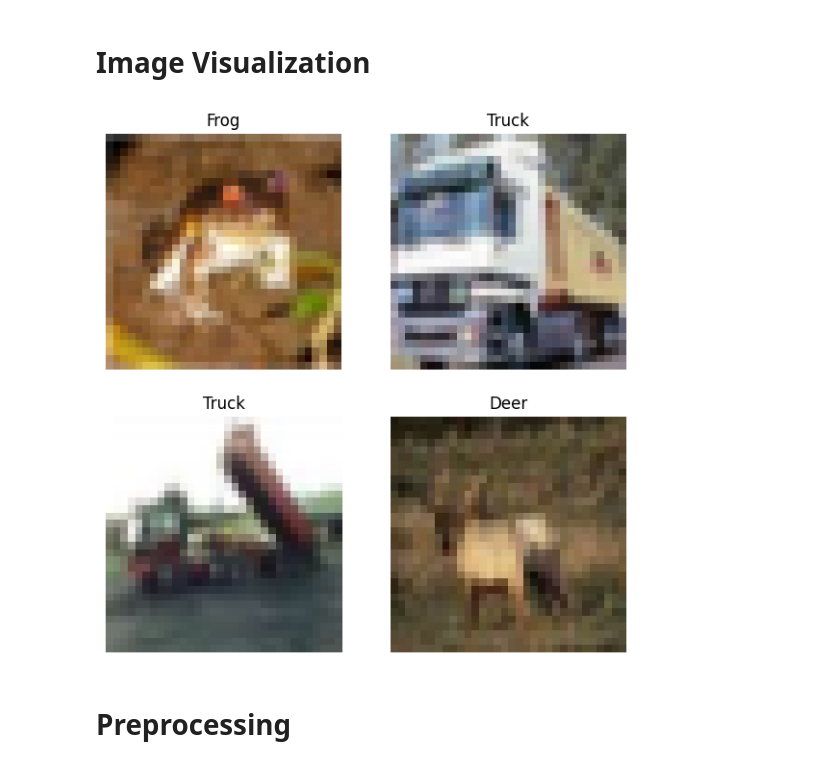
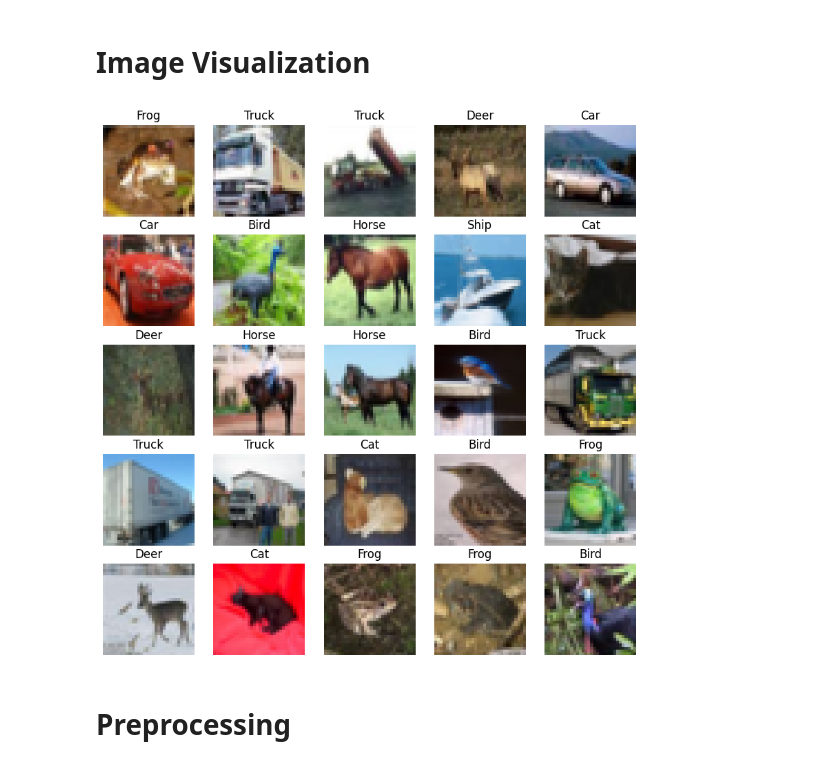
Before and after one commit to kuomat/image_playground, a Jupyter notebook: classification.ipynb, the cells around one changed output. Cells and saved outputs as stored; diff of their text form; code cells hidden in the pictures.

Commit message:
Pre-trained models and fine tuning

```diff
--- a/classification.ipynb
+++ b/classification.ipynb
@@ -16,4 +20,5 @@ BATCH_SIZE = 32
 
 
 np.random.seed(42)
-(train_images, train_labels), (val_images, val_labels) = tf.keras.datasets.cifar10.load_data()
+tf.random.set_seed(42)
+(train_images, train_labels), (test_images, test_labels) = cifar10.load_data()
@@ -45,14 +47,14 @@ data_dict = {0 : "Airplane",
              9 : "Truck",
             }
 # %%
-plt.figure(figsize=(7, 7))
-for i in range(4):
-    ax = plt.subplot(2, 2, i + 1)
+plt.figure(figsize=(10, 10))
+for i in range(25):
+    ax = plt.subplot(5, 5, i + 1)
     plt.imshow(train_images[i].astype('uint8'))
     plt.title(data_dict[int(train_labels[i])])
     plt.axis("off")
 # %% [output]
-[figure, old version]
+[figure, new version]
 # %% [markdown]
 # Preprocessing
 # %% [markdown]
```
Also changed, not shown: parts of 59 cells of this notebook.
